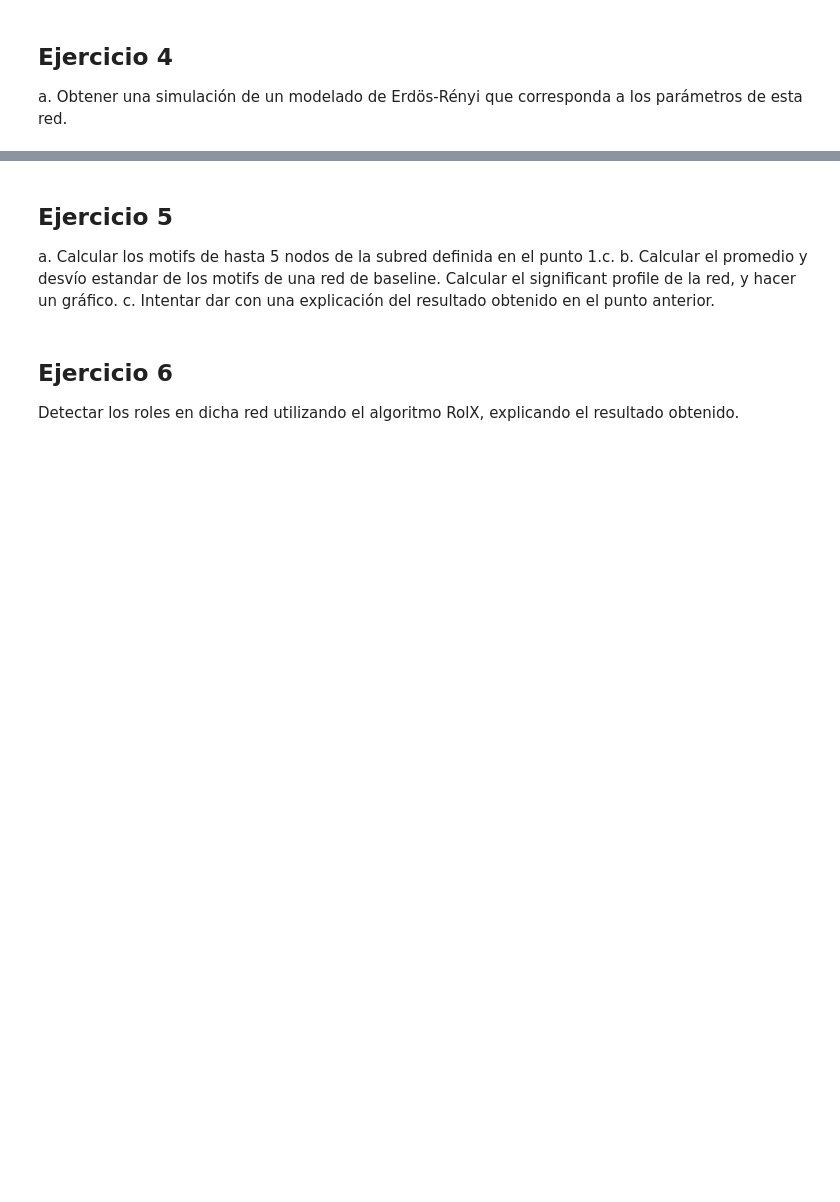
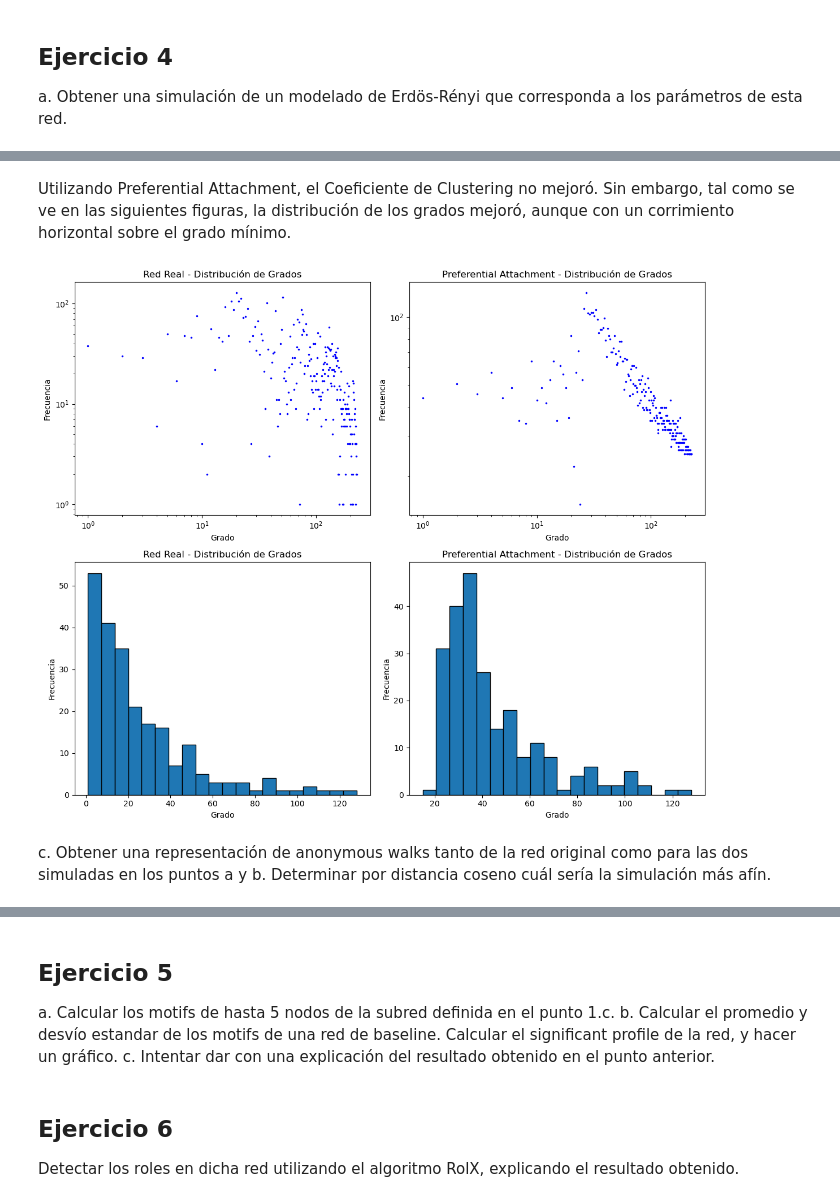
Before and after one commit to mateocapon/teoria-de-algoritmos2-tp1, a Jupyter notebook: TP1-104258.ipynb, the cells around one changed output, grey strips where cells are left out. Saved outputs shown, nothing was run; the diff lists cells and outputs as text; code cells hidden in the pictures; blank space fills up the shorter version.

```diff
--- a/TP1-104258.ipynb
+++ b/TP1-104258.ipynb
@@ -499,0 +431,34 @@ Distancia entre G real y Preferential Attachment: 0.9998026711383992
+# %% [markdown]
+Utilizando Preferential Attachment, el Coeficiente de Clustering no mejoró. Sin embargo, tal como se ve en las siguientes figuras, la distribución de los grados mejoró, aunque con un corrimiento horizontal sobre el grado mínimo.
+# %%
+degrees = [degree for node, degree in G.degree()]
+degrees_preferential_att = [degree for node, degree in G_preferential_att.degree()]
+
+fig, axes = plt.subplots(2, 2, figsize=(12, 10))
+
+axes[0, 0].loglog(degrees, 'b.', markersize=3)
+axes[0, 0].set_title("Red Real - Distribución de Grados")
+axes[0, 0].set_xlabel("Grado")
+axes[0, 0].set_ylabel("Frecuencia")
+
+axes[0, 1].loglog(degrees_preferential_att, 'b.', markersize=3)
+axes[0, 1].set_title("Preferential Attachment - Distribución de Grados")
+axes[0, 1].set_xlabel("Grado")
+axes[0, 1].set_ylabel("Frecuencia")
+
+axes[1, 0].hist(degrees, bins=20, edgecolor='k')
+axes[1, 0].set_title("Red Real - Distribución de Grados")
+axes[1, 0].set_xlabel("Grado")
+axes[1, 0].set_ylabel("Frecuencia")
+
+axes[1, 1].hist(degrees_preferential_att, bins=20, edgecolor='k')
+axes[1, 1].set_title("Preferential Attachment - Distribución de Grados")
+axes[1, 1].set_xlabel("Grado")
+axes[1, 1].set_ylabel("Frecuencia")
+
+plt.tight_layout()
+plt.show()
+# %% [output]
+[figure, added]
+# %% [markdown]
+c. Obtener una representación de anonymous walks tanto de la red original como para las dos simuladas en los puntos a y b. Determinar por distancia coseno cuál sería la simulación más afín.
```
Also changed, not shown: parts of 51 cells of this notebook.
